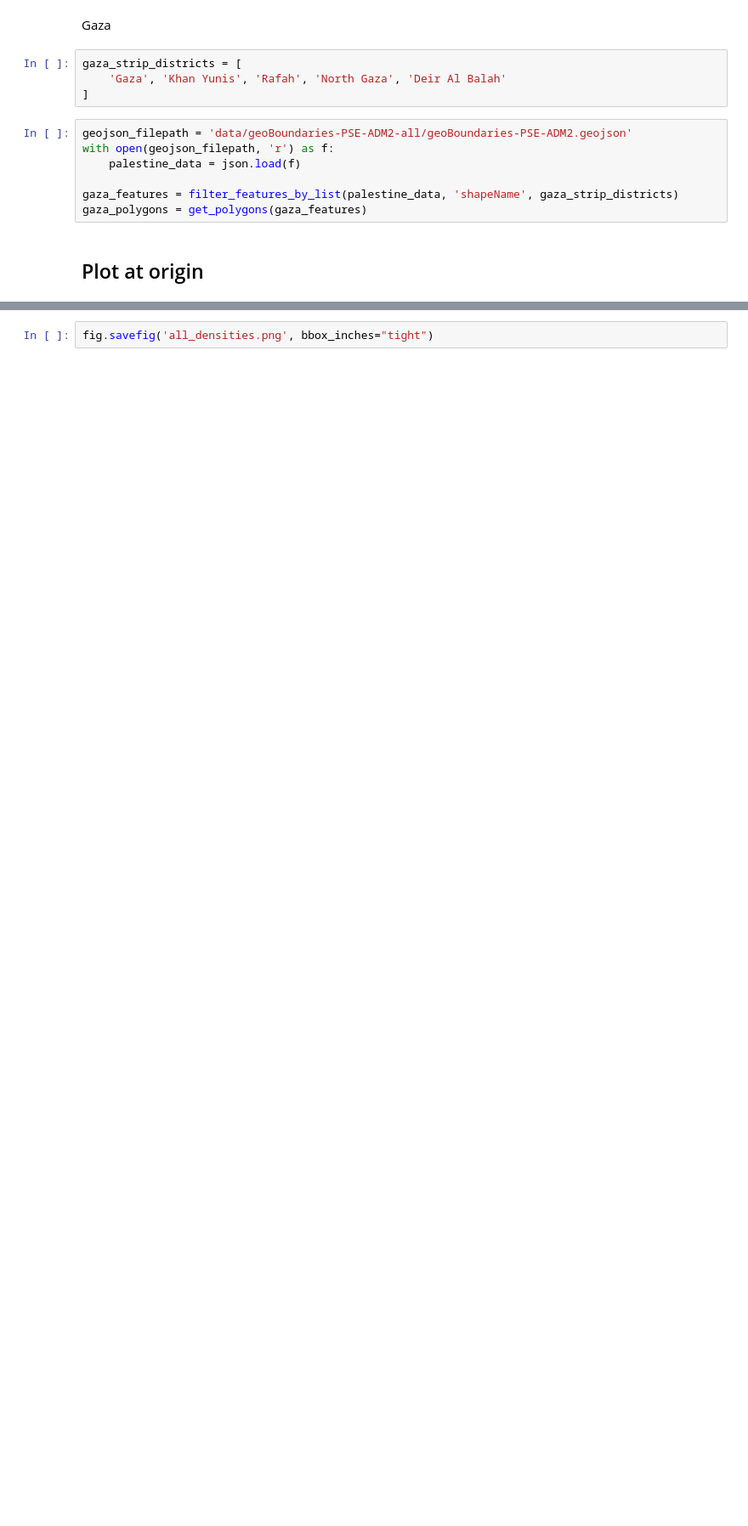
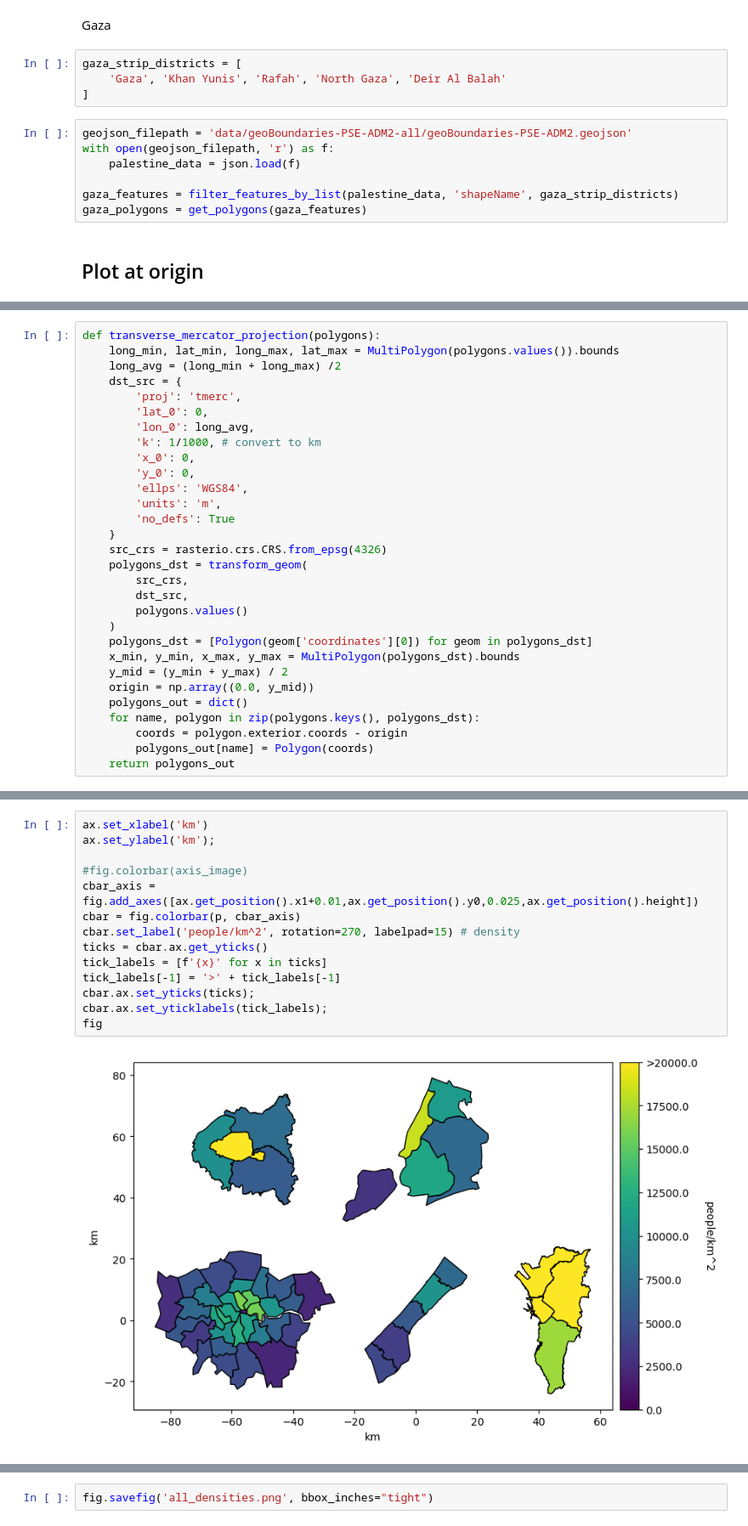
Before and after one commit to LiorSinai/population_distributions, a Jupyter notebook: population_densities_group.ipynb, the cells around one changed output, grey strips where cells are left out. Shown at 85% size. Drawn from its saved outputs; the diff is of its cells as text; blank space fills up the shorter version.

```diff
--- a/population_densities_group.ipynb
+++ b/population_densities_group.ipynb
@@ -96,3 +140,33 @@ gaza_polygons = get_polygons(gaza_features)
+# %%
+def transverse_mercator_projection(polygons):
+    long_min, lat_min, long_max, lat_max = MultiPolygon(polygons.values()).bounds
+    long_avg = (long_min + long_max) /2
+    dst_src = {
+        'proj': 'tmerc',
+        'lat_0': 0,
+        'lon_0': long_avg,
+        'k': 1/1000, # convert to km
+        'x_0': 0,
+        'y_0': 0,
+        'ellps': 'WGS84',
+        'units': 'm',
+        'no_defs': True
+    }
+    src_crs = rasterio.crs.CRS.from_epsg(4326)
+    polygons_dst = transform_geom(
+        src_crs,
+        dst_src,
+        polygons.values()
+    )
+    polygons_dst = [Polygon(geom['coordinates'][0]) for geom in polygons_dst]
+    x_min, y_min, x_max, y_max = MultiPolygon(polygons_dst).bounds
+    y_mid = (y_min + y_max) / 2
+    origin = np.array((0.0, y_mid))
+    polygons_out = dict()
+    for name, polygon in zip(polygons.keys(), polygons_dst):
+        coords = polygon.exterior.coords - origin
+        polygons_out[name] = Polygon(coords)
+    return polygons_out
 # %%
 fig, ax = plt.subplots(figsize=(10, 6));
 vmax = 20_000
@@ -167,0 +224,16 @@ lat_min, lat_max = ax.get_ylim()
+# %%
+ax.set_xlabel('km')
+ax.set_ylabel('km');
+
+#fig.colorbar(axis_image)
+cbar_axis = fig.add_axes([ax.get_position().x1+0.01,ax.get_position().y0,0.025,ax.get_position().height])
+cbar = fig.colorbar(p, cbar_axis)
+cbar.set_label('people/km^2', rotation=270, labelpad=15) # density
+ticks = cbar.ax.get_yticks()
+tick_labels = [f'{x}' for x in ticks]
+tick_labels[-1] = '>' + tick_labels[-1]
+cbar.ax.set_yticks(ticks);
+cbar.ax.set_yticklabels(tick_labels);
+fig
+# %% [output]
+[figure, added]
```
Also changed, not shown: parts of 12 cells of this notebook, 6 other files.
